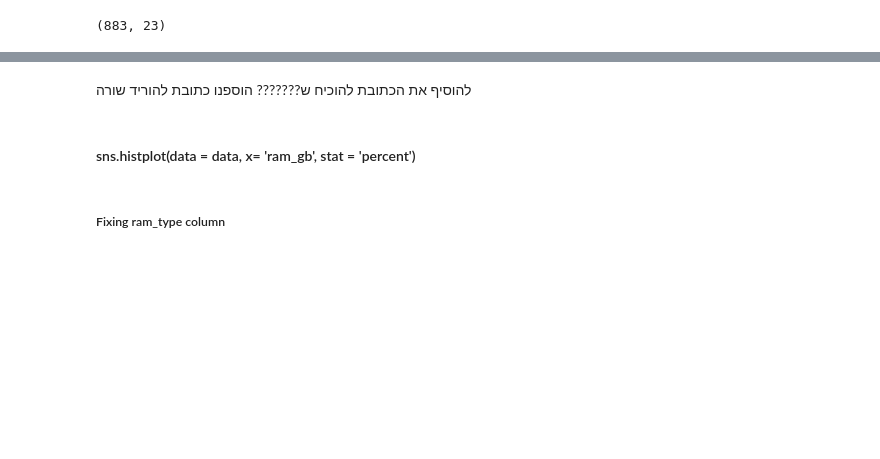
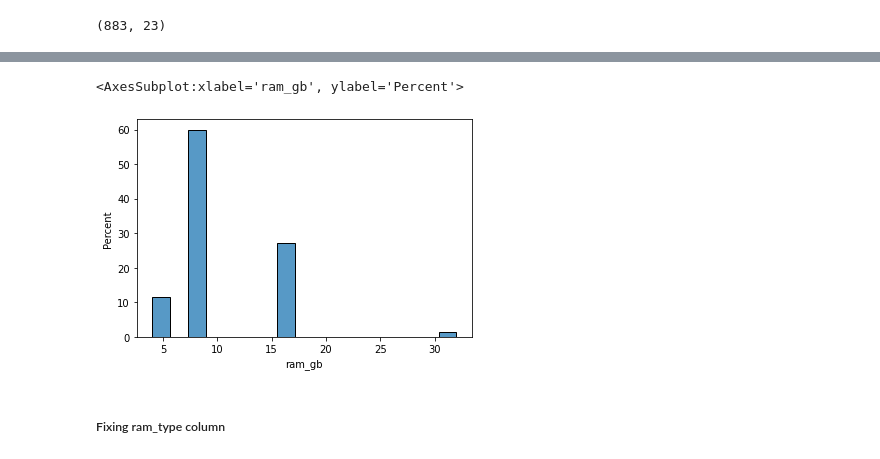
Before and after one commit to NoaBarNov/Data-Science-Project, a Jupyter notebook: finalproject.ipynb, the cells around one changed output, grey strips where cells are left out. Cells and saved outputs as stored; diff of their text form; code cells hidden in the pictures; blank space fills up the shorter version.

```diff
--- a/finalproject.ipynb
+++ b/finalproject.ipynb
@@ -262,12 +255,11 @@ we will convert the column 'ram gb' to numeric data, the calue that interupsמפ
 
 
 Based on the the website [here](https://laptoping.com/laptop-pc-ram-size-and-performance-explained.html)
-# %% [markdown]
-להוסיף את הכתובת להוכיח ש???????
-הוספנו כתובת
-להוריד שורה
-# %% [markdown]
-#### sns.histplot(data = data, x= 'ram_gb', stat = 'percent')
+# %%
+sns.histplot(data = data, x= 'ram_gb', stat = 'percent')
+# %% [output]
+<AxesSubplot:xlabel='ram_gb', ylabel='Percent'>
+[figure, added]
 # %% [markdown]
 ##### Fixing ram_type column
 # %%
```
Also changed, not shown: parts of 36 cells of this notebook.
